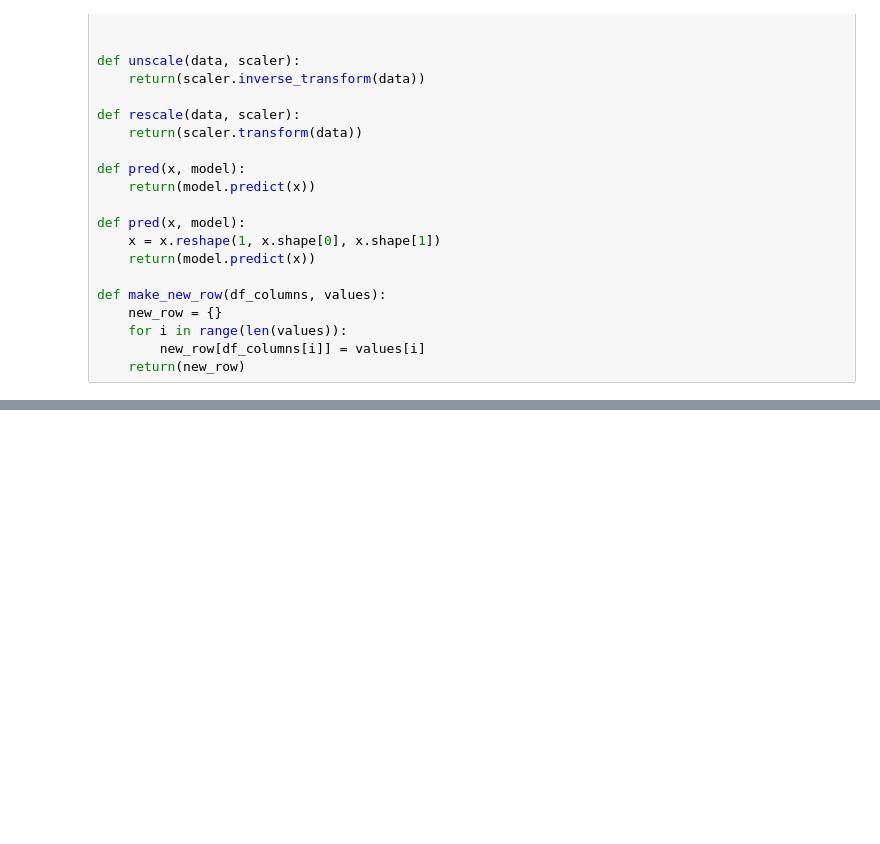
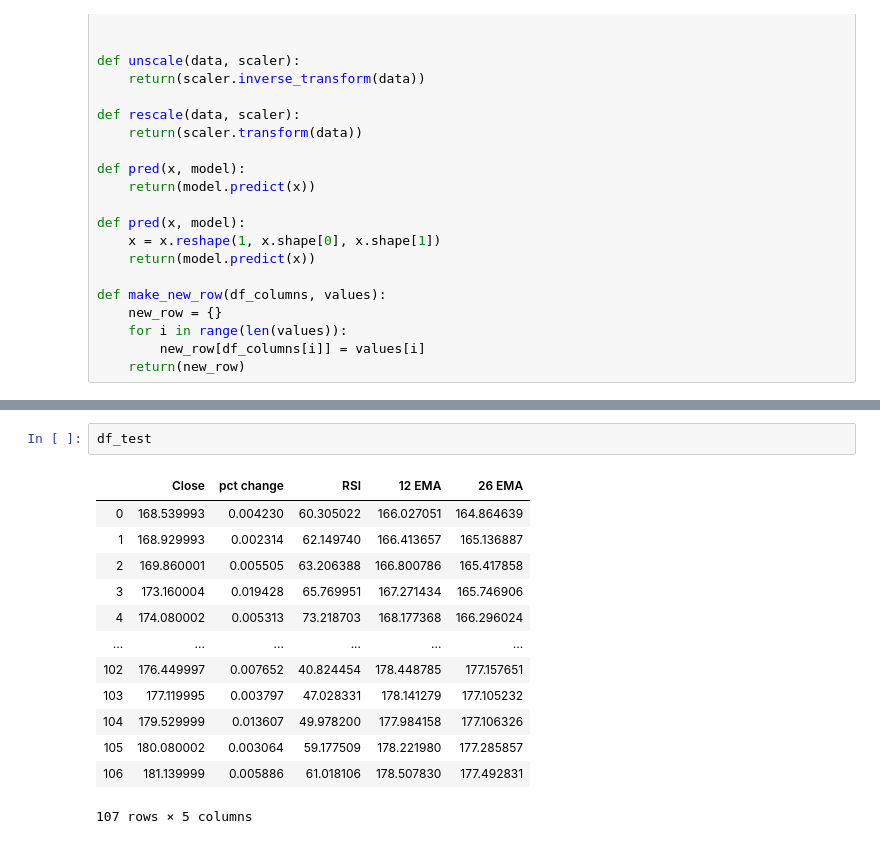
Before and after one commit to albud187/stock_analytics_prediction, a Jupyter notebook: prediction many to one.ipynb, the cells around one changed output, grey strips where cells are left out. Cells and saved outputs as stored; diff of their text form; blank space fills up the shorter version.

```diff
--- a/prediction many to one.ipynb
+++ b/prediction many to one.ipynb
@@ -438,3 +266,19 @@ plt.show()
+# %%
+df_test
+# %% [output]
+|  | Close | pct change | RSI | 12 EMA | 26 EMA |
+| 0 | 168.539993 | 0.004230 | 60.305022 | 166.027051 | 164.864639 |
+| 1 | 168.929993 | 0.002314 | 62.149740 | 166.413657 | 165.136887 |
+| 2 | 169.860001 | 0.005505 | 63.206388 | 166.800786 | 165.417858 |
+| 3 | 173.160004 | 0.019428 | 65.769951 | 167.271434 | 165.746906 |
+| 4 | 174.080002 | 0.005313 | 73.218703 | 168.177368 | 166.296024 |
+| ... | ... | ... | ... | ... | ... |
+| 102 | 176.449997 | 0.007652 | 40.824454 | 178.448785 | 177.157651 |
+| 103 | 177.119995 | 0.003797 | 47.028331 | 178.141279 | 177.105232 |
+| 104 | 179.529999 | 0.013607 | 49.978200 | 177.984158 | 177.106326 |
+| 105 | 180.080002 | 0.003064 | 59.177509 | 178.221980 | 177.285857 |
+| 106 | 181.139999 | 0.005886 | 61.018106 | 178.507830 | 177.492831 |
+107 rows × 5 columns
 # %%
 import datetime as dt
 from datetime import date
```
Also changed, not shown: parts of 16 cells of this notebook, 6 other files.
